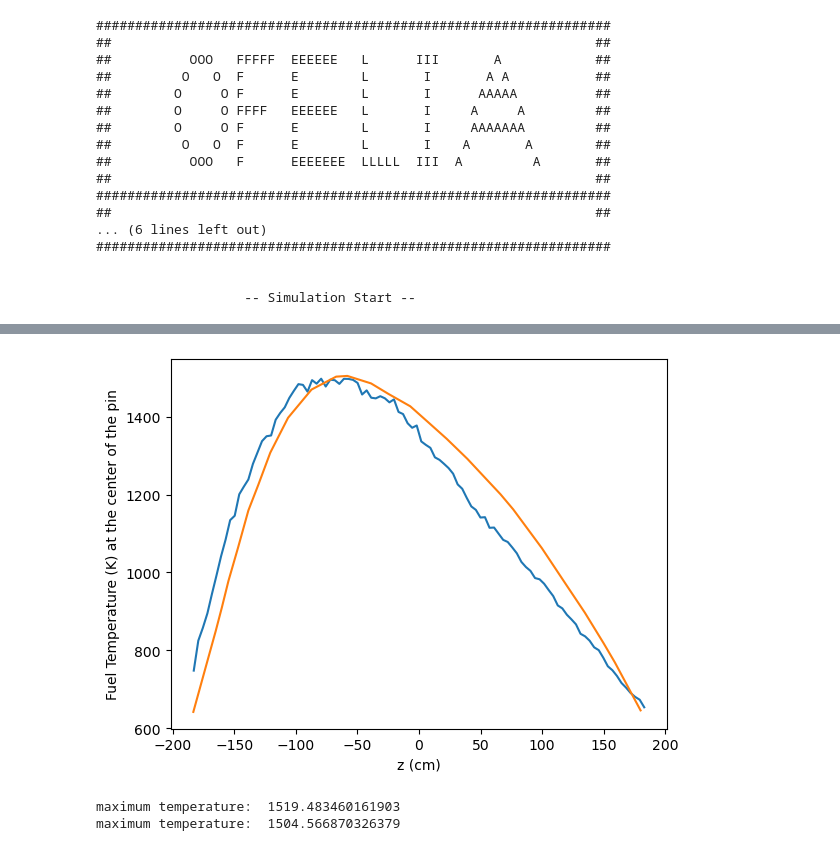
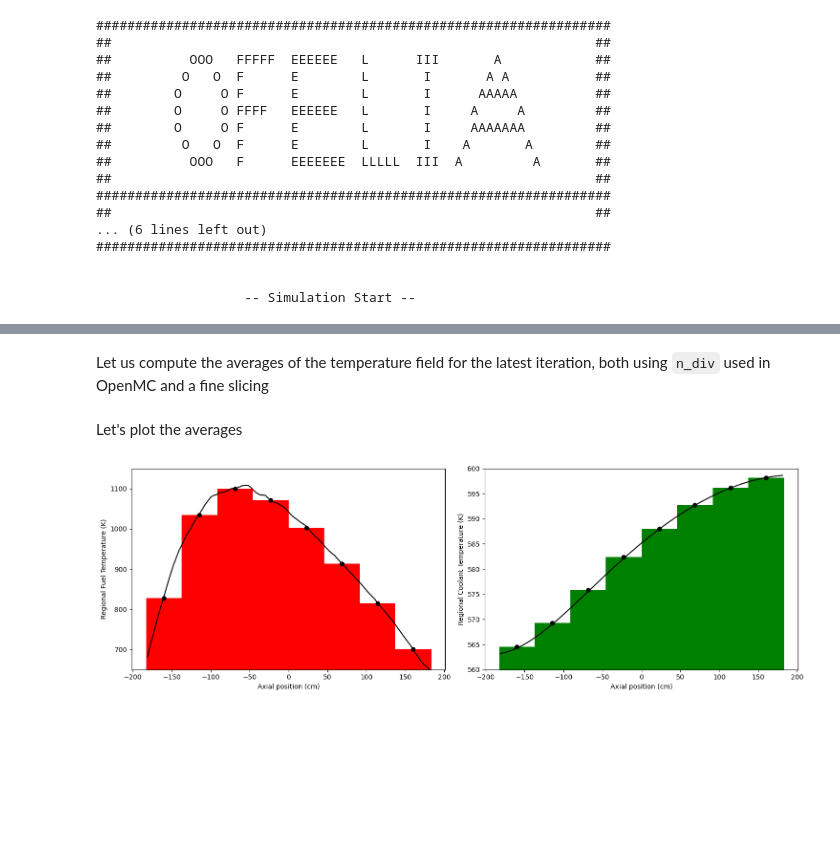
Before and after one commit to Steriva/OFELIA-demo, a Jupyter notebook: 03_MPmodel/mp_model.ipynb, the cells around one changed output, grey strips where cells are left out. Saved outputs shown, nothing was run; the diff lists cells and outputs as text; code cells hidden in the pictures; blank space fills up the shorter version.

```diff
--- a/03_MPmodel/mp_model.ipynb
+++ b/03_MPmodel/mp_model.ipynb
@@ -449,15 +440,3 @@ castagna_res['coolant_temp'] = df.to_numpy()
 
 df = pd.read_csv(benchmark_path+'castagna_fission_rate_density.csv')
 castagna_res['fission_rate'] = df.to_numpy()
-# %%
-slices = np.linspace(base_z, base_z + l_active,n_div)
-# Computing regional average temperature
-average_T = []
-average_T.append(TH.computeSolidAverageT_Z(vol_markers[0], T_sol, slices))
-
-dimz_full = z.shape[0]
-if z.shape[0] < 100:
-    dimz_full = 100
-else:
-    dimz_full = z.shape[0]+100
-average_T.append(th_input.computeWaterAverageT(slices, dimz_full))
@@ -489,18 +443,39 @@ plt.savefig(path_res+'power_density.png')
-# %%
-zz = np.zeros((3,100))
-zz[2] = np.linspace(slices[0],slices[-1],100)
-output_di_quella_funzione = dataOverLine(domain = domain, points = zz)
-
-plt.plot(zz[2],T_sol.eval(*output_di_quella_funzione))
-plt.plot(castagna_res['fuel_temp'][:,0]-l_active/2,castagna_res['fuel_temp'][:,1])
-plt.ylabel("Fuel Temperature (K) at the center of the pin")
-plt.xlabel("z (cm)")
-plt.savefig(path_res+'fuel_temp.png')
-# %% [output]
-[figure, removed]
-# %%
-print("maximum temperature: ", np.max(T_sol.x.array))
-print("maximum temperature: ", np.max(castagna_res['fuel_temp'][:,1]))
-# %% [output]
-maximum temperature:  1519.483460161903
-maximum temperature:  1504.566870326379
+# %% [markdown]
+Let us compute the averages of the temperature field for the latest iteration, both using `n_div` used in OpenMC and a fine slicing
+# %%
+# Computing regional average temperature
+average_T = []
+average_T.append(TH.computeSolidAverageT_Z(vol_markers[0], T_sol, slices))
+average_T.append(th_input.computeWaterAverageT(slices, z.shape[0]))
+
+# fine slices
+fine_slices = np.linspace(base_z, base_z + l_active, 100)
+fine_ave_T = []
+fine_ave_T.append(TH.computeSolidAverageT_Z(vol_markers[0], T_sol, fine_slices))
+fine_ave_T.append(th_input.computeWaterAverageT(fine_slices, z.shape[0]))
+# %% [markdown]
+Let's plot the averages
+# %%
+fig, axs = plt.subplots(1, 2, sharex=True, figsize=(15, 5))
+
+mid_points = (slices[:-1] + slices[1:]) / 2
+fine_mid_points = (fine_slices[:-1] + fine_slices[1:]) / 2
+
+axs[0].bar(mid_points, average_T[0], color='r', width=slices[1] - slices[0], edgecolor='none', label='FEniCSx')
+axs[0].scatter(mid_points, average_T[0], color='k', label='FEniCSx')
+axs[0].plot(fine_mid_points, fine_ave_T[0], 'k-', label='FEniCSx fine')
+axs[0].set_ylim(650,1150)
+axs[0].set_ylabel('Regional Fuel Temperature (K)')
+
+axs[1].bar(mid_points, average_T[1], color='g', width=slices[1] - slices[0], edgecolor='none', label='FEniCSx')
+axs[1].scatter(mid_points, average_T[1], color='k', label='FEniCSx')
+axs[1].plot(fine_mid_points, fine_ave_T[1], 'k', label='FEniCSx fine')
+axs[1].set_ylim(560,600)
+axs[1].set_ylabel('Regional Coolant Temperature (K)')
+
+for ax in axs:
+    ax.set_xlabel('Axial position (cm)')
+
+plt.tight_layout()
+# %% [output]
+[figure, added]
```
Also changed, not shown: parts of 68 cells of this notebook, 9 other files.
